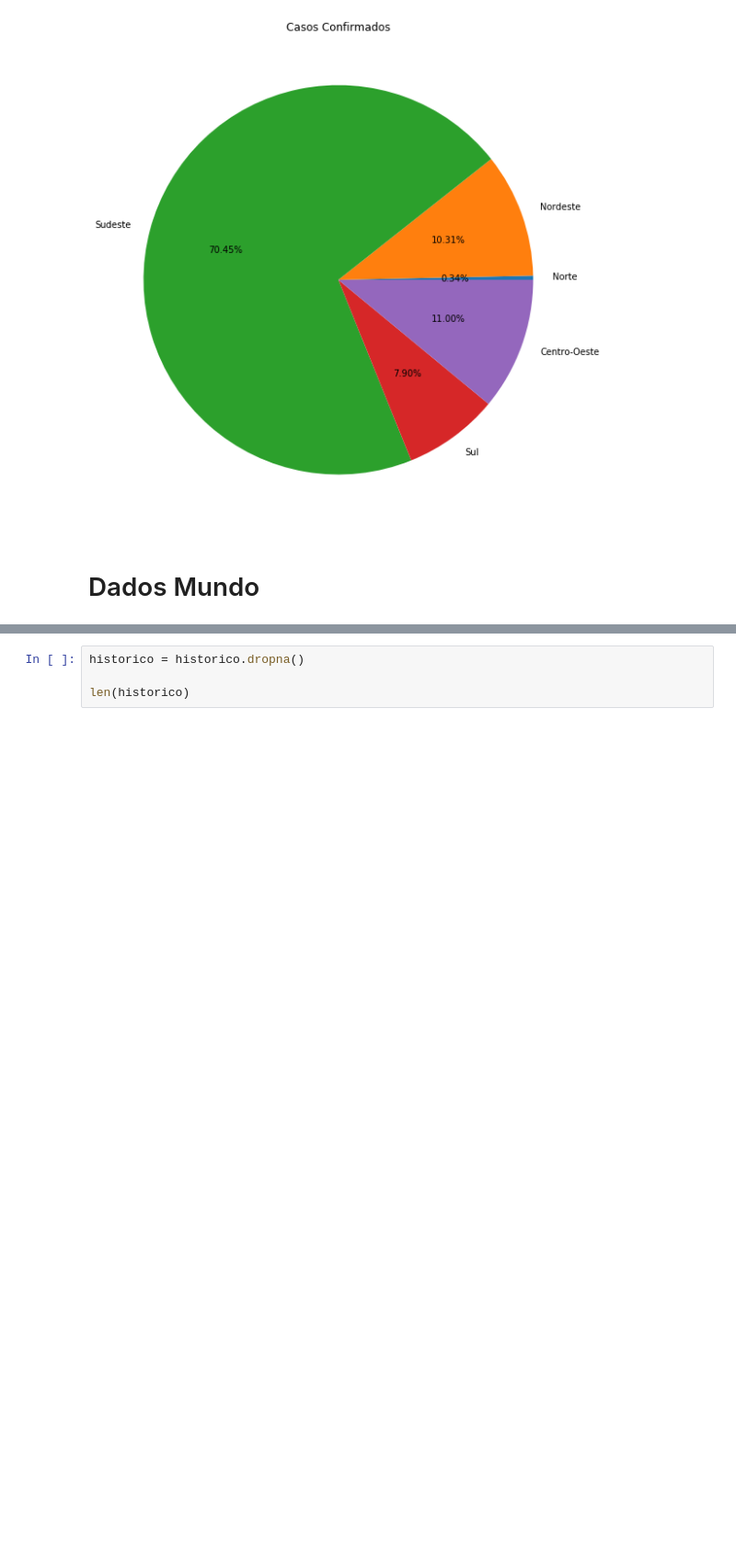
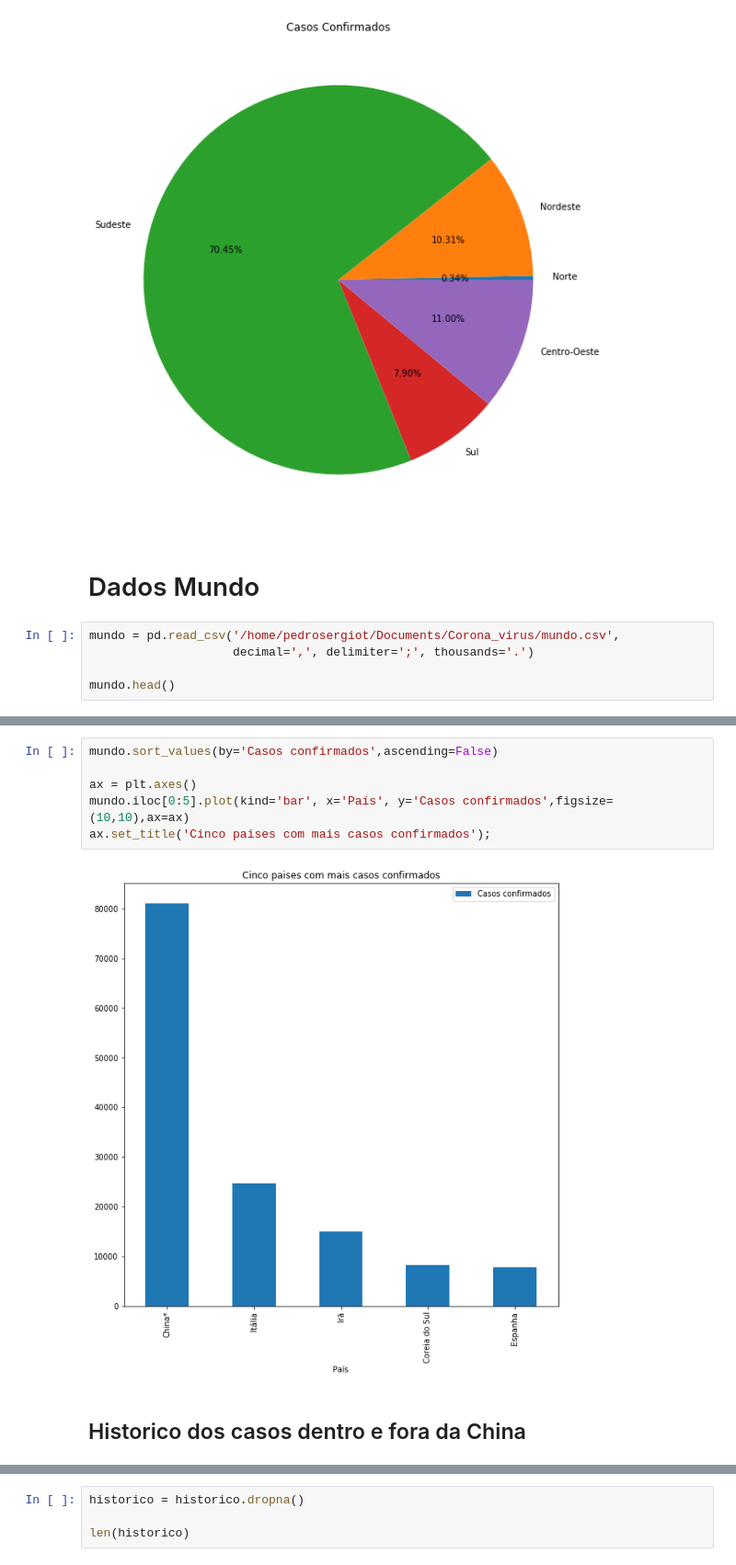
Before and after one commit to pedrosergiot/corona_virus, a Jupyter notebook: Teste_dados_Pandas.ipynb, the cells around one changed output, grey strips where cells are left out. Shown: that part at 92% size. Cells and saved outputs as stored; diff of their text form; blank space fills up the shorter version.

```diff
--- a/Teste_dados_Pandas.ipynb
+++ b/Teste_dados_Pandas.ipynb
@@ -127,3 +104,8 @@ Index(['Norte', 'Nordeste', 'Sudeste', 'Sul', 'Centro-Oeste'], dtype='object', n
 [figure]
 # %% [markdown]
 # Dados Mundo
+# %%
+mundo = pd.read_csv('/home/pedrosergiot/Documents/Corona_virus/mundo.csv',
+                    decimal=',', delimiter=';', thousands='.')
+
+mundo.head()
@@ -130 +119,11 @@ Index(['Norte', 'Nordeste', 'Sudeste', 'Sul', 'Centro-Oeste'], dtype='object', n
+# %%
+mundo.sort_values(by='Casos confirmados',ascending=False)
+
+ax = plt.axes()
+mundo.iloc[0:5].plot(kind='bar', x='País', y='Casos confirmados',figsize=(10,10),ax=ax)
+ax.set_title('Cinco paises com mais casos confirmados');
+# %% [output]
+[figure, added]
+# %% [markdown]
+## Historico dos casos dentro e fora da China
 # %%
```
Also changed, not shown: parts of 9 cells of this notebook.
